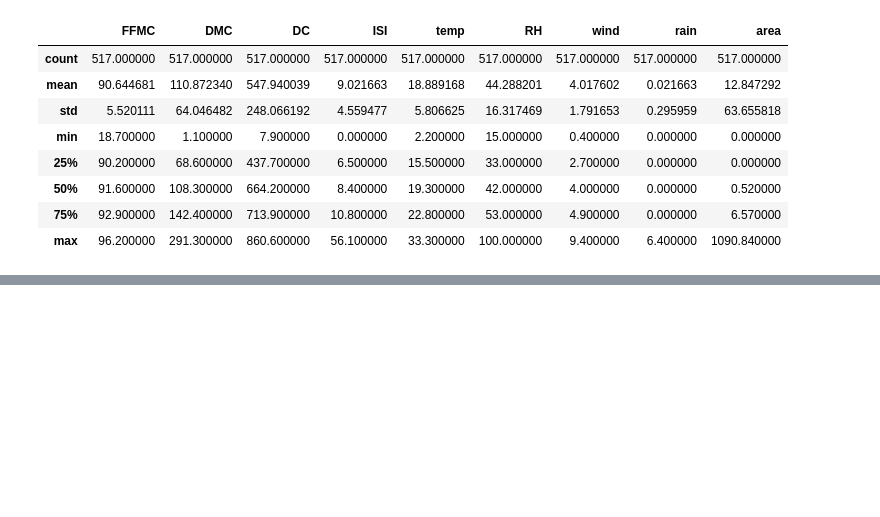
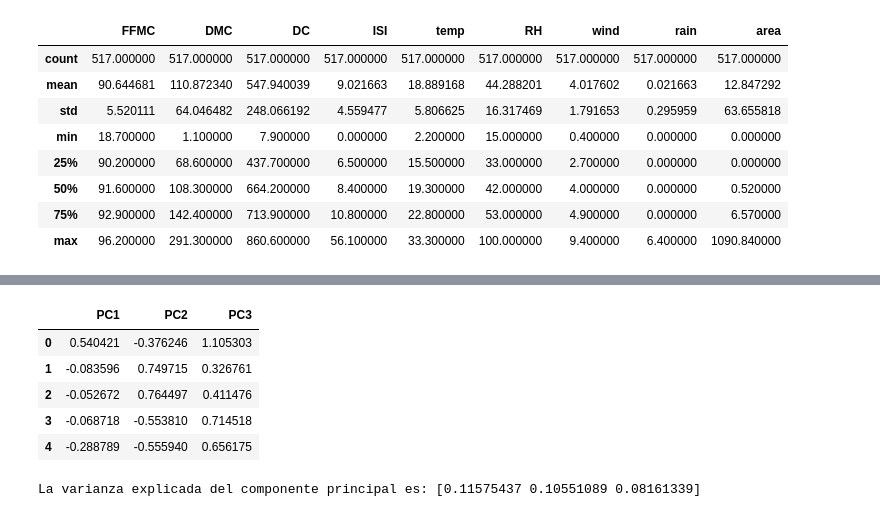
Before and after one commit to golly10/PVD, a Jupyter notebook: Tema 3/Mendez_Torrero_Entrega_Practica_Tema3.ipynb, the cells around one changed output, grey strips where cells are left out. Cells and saved outputs as stored; diff of their text form; code cells hidden in the pictures; blank space fills up the shorter version.

```diff
--- a/Tema 3/Mendez_Torrero_Entrega_Practica_Tema3.ipynb
+++ b/Tema 3/Mendez_Torrero_Entrega_Practica_Tema3.ipynb
@@ -206,0 +208,25 @@ data.describe()
+# %%
+from sklearn import decomposition
+
+y = data["area"]
+
+data = data.drop(["area"], axis=1)
+
+pca = decomposition.PCA(n_components=3)
+
+data_pca = pca.fit_transform(data)
+# %%
+data_pca_df = pd.DataFrame(data_pca, columns=["PC1", "PC2", "PC3"])
+
+data_pca_df.head()
+# %% [output]
+|  | PC1 | PC2 | PC3 |
+| 0 | 0.540421 | -0.376246 | 1.105303 |
+| 1 | -0.083596 | 0.749715 | 0.326761 |
+| 2 | -0.052672 | 0.764497 | 0.411476 |
+| 3 | -0.068718 | -0.553810 | 0.714518 |
+| 4 | -0.288789 | -0.555940 | 0.656175 |
+# %%
+print('La varianza explicada del componente principal es: {}'.format(pca.explained_variance_ratio_))
+# %% [output]
+La varianza explicada del componente principal es: [0.11575437 0.10551089 0.08161339]
```
Also changed, not shown: parts of 7 cells of this notebook.
